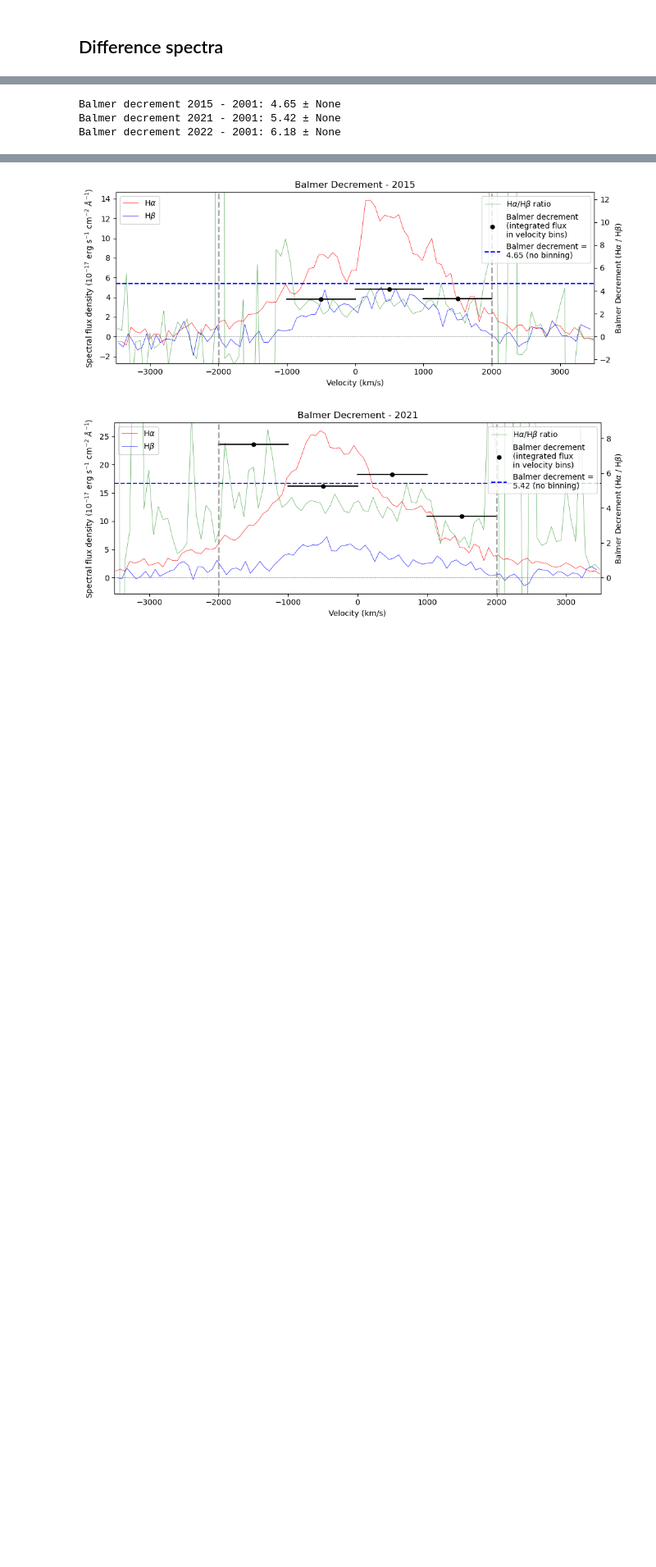
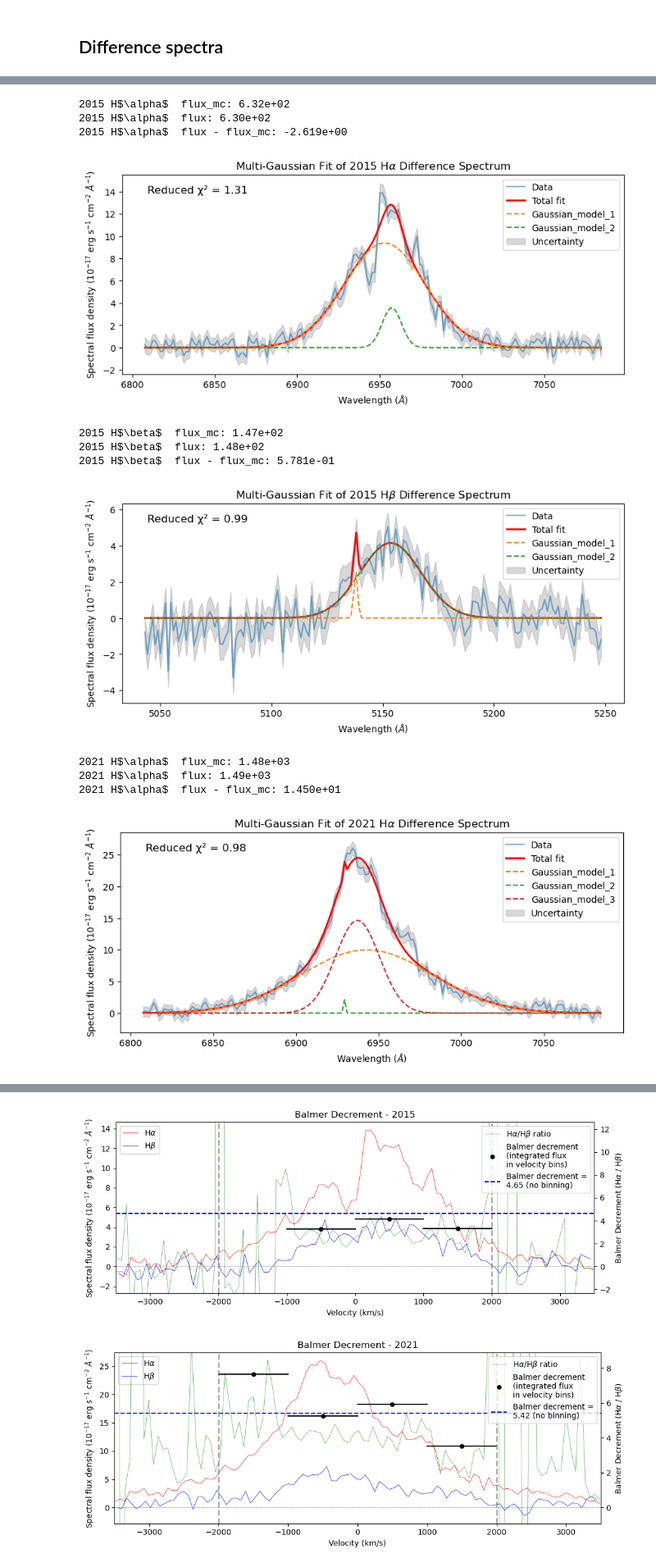
Before and after one commit to things-0/denison_2026, a Jupyter notebook: oli/main.ipynb, the cells around one changed output, grey strips where cells are left out. Shown at 82% size. Drawn from its saved outputs; the diff is of its cells as text; code cells hidden in the pictures; blank space fills up the shorter version.

```diff
--- a/oli/main.ipynb
+++ b/oli/main.ipynb
@@ -1346,21 +1515,45 @@ Hβ flux 2022 - 2001 (as if it were recorded in the ASSASN G band): 9.35e-05 mJy
 # %%
 balmer_dec_15, balmer_dec_15_err = calculate_balmer_decrement(
     lam, diff_15, diff_15_err,
-    BALMER_DECREMENT_VEL_WIDTH, num_bins=1
+    VEL_TO_IGNORE_WIDTH, num_bins=1,
+    num_gaussians=2,
+    plot_gauss_fit=True,
+    peak_min_sigma_threshold=2.5,
+    num_mc_trials=50,
+    year="2015"
 )
 balmer_dec_21, balmer_dec_21_err = calculate_balmer_decrement(
     lam, diff_21, diff_21_err,
-    BALMER_DECREMENT_VEL_WIDTH, num_bins=1
+    VEL_TO_IGNORE_WIDTH, num_bins=1,
+    num_gaussians=3,
+    plot_gauss_fit=True,
+    peak_min_sigma_threshold=2.5,
+    num_mc_trials=50,
+    year="2021"
 )
 balmer_dec_22, balmer_dec_22_err = calculate_balmer_decrement(
     lam, diff_22, diff_22_err,
-    BALMER_DECREMENT_VEL_WIDTH, num_bins=1
+    VEL_TO_IGNORE_WIDTH, num_bins=1,
+    num_gaussians=2,
+    plot_gauss_fit=True,
+    peak_min_sigma_threshold=2.5,
+    num_mc_trials=50,
+    year="2022"
 )
 
 print(f"Balmer decrement 2015 - 2001: {balmer_dec_15:.2f} ± {balmer_dec_15_err}")
 print(f"Balmer decrement 2021 - 2001: {balmer_dec_21:.2f} ± {balmer_dec_21_err}")
 print(f"Balmer decrement 2022 - 2001: {balmer_dec_22:.2f} ± {balmer_dec_22_err}")
 # %% [output]
-Balmer decrement 2015 - 2001: 4.65 ± None
-Balmer decrement 2021 - 2001: 5.42 ± None
-Balmer decrement 2022 - 2001: 6.18 ± None
+2015 H$\alpha$  flux_mc: 6.32e+02
+2015 H$\alpha$  flux: 6.30e+02
+2015 H$\alpha$  flux - flux_mc: -2.619e+00
+[figure, added]
+2015 H$\beta$  flux_mc: 1.47e+02
+2015 H$\beta$  flux: 1.48e+02
+2015 H$\beta$  flux - flux_mc: 5.781e-01
+[figure, added]
+2021 H$\alpha$  flux_mc: 1.48e+03
+2021 H$\alpha$  flux: 1.49e+03
+2021 H$\alpha$  flux - flux_mc: 1.450e+01
+[figure, added]
```
Also changed, not shown: parts of 20 cells of this notebook, 1 other file.
